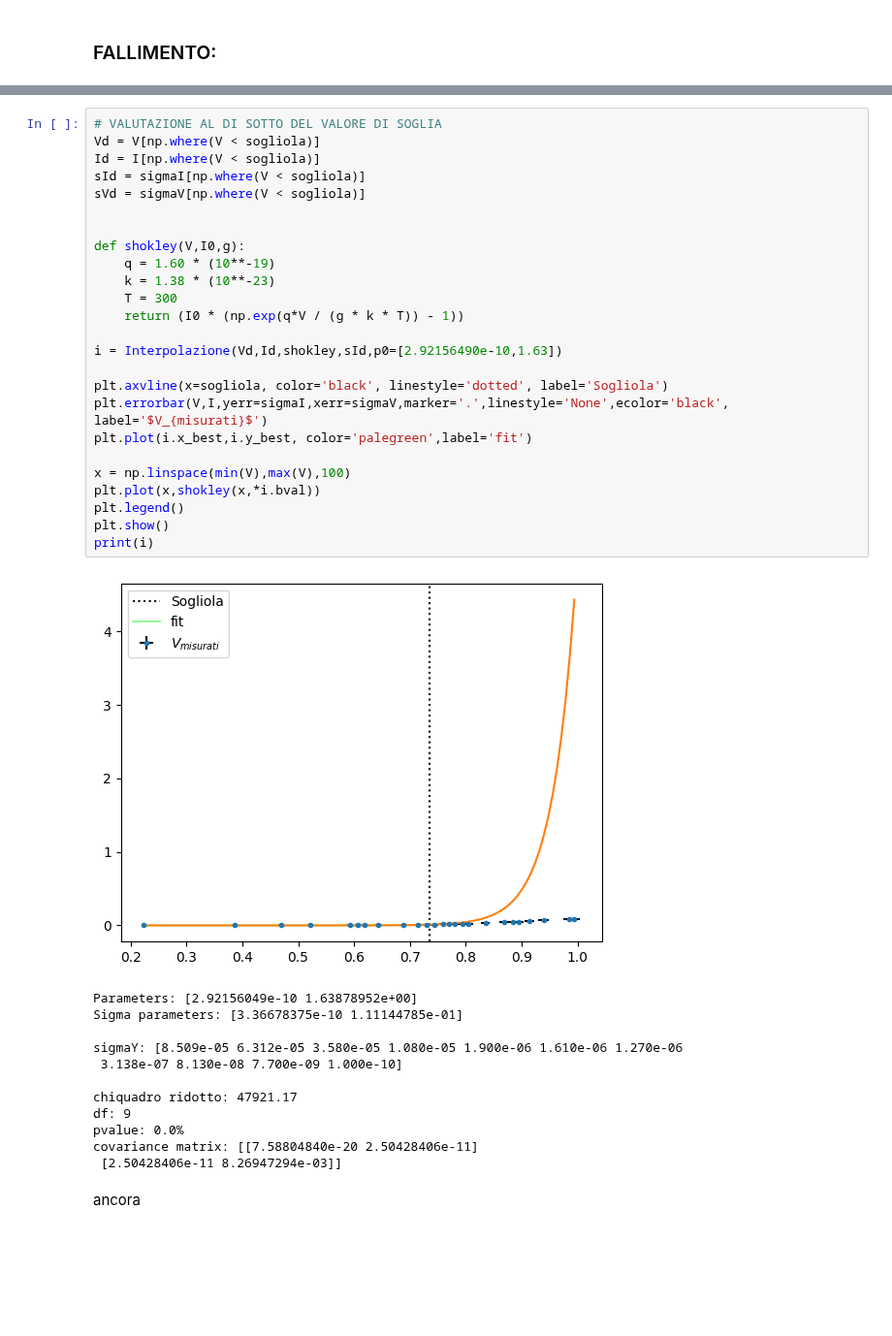
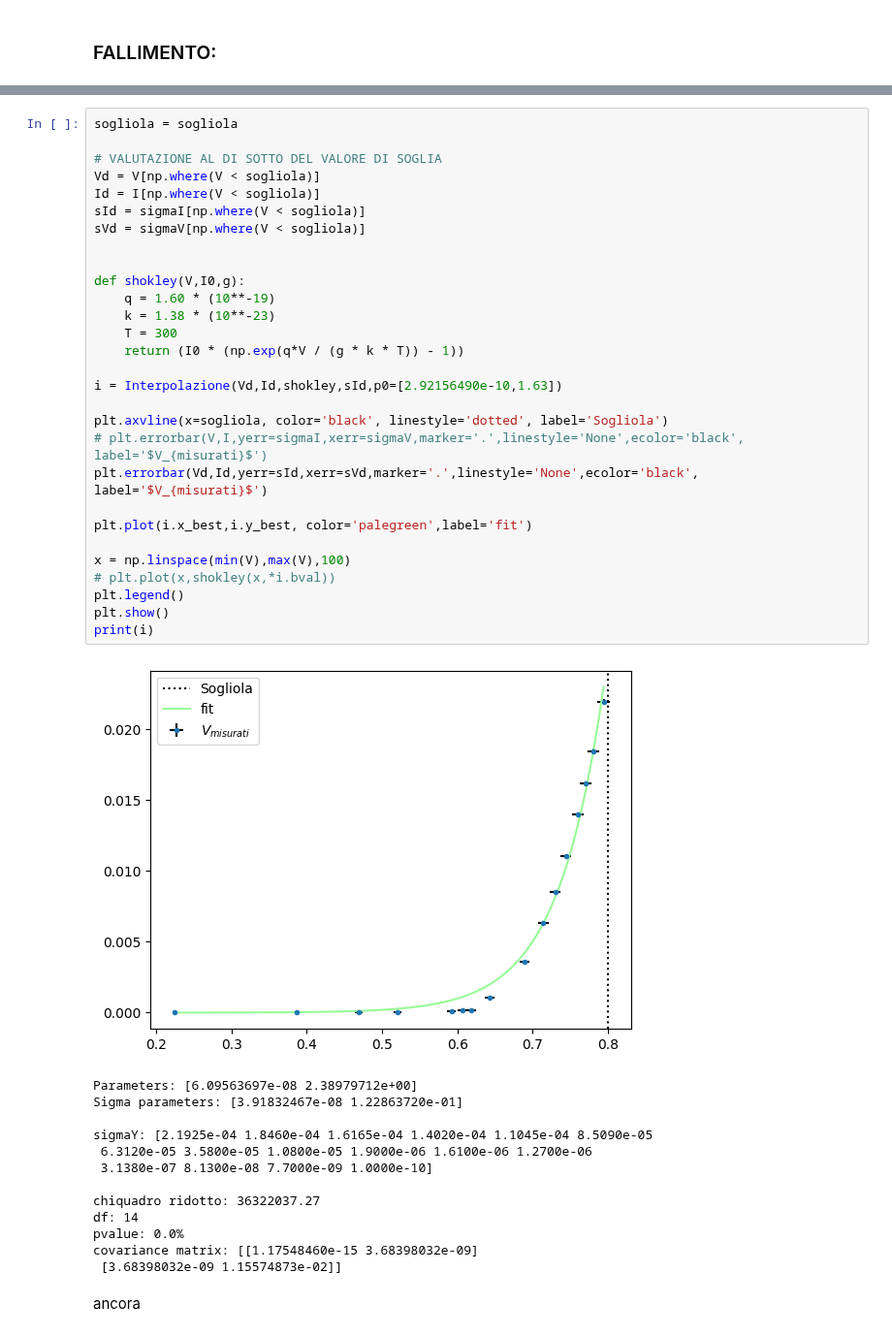
Before and after one commit to CarminatiGiovanni/LaboratorioFisica2, a Jupyter notebook: 20240307circuiti1/diodo.ipynb, the cells around one changed output, grey strips where cells are left out. Shown at 97% size. Saved outputs shown, nothing was run; the diff lists cells and outputs as text; blank space fills up the shorter version.

```diff
--- a/20240307circuiti1/diodo.ipynb
+++ b/20240307circuiti1/diodo.ipynb
@@ -131,43 +131,48 @@ pvalue: 0.0%
 covariance matrix: [[6.66730756e-10 7.95929042e-06]
  [7.95929042e-06 9.55754853e-02]]
 # %%
+sogliola = sogliola
+
 # VALUTAZIONE AL DI SOTTO DEL VALORE DI SOGLIA
 Vd = V[np.where(V < sogliola)]
 Id = I[np.where(V < sogliola)]
 sId = sigmaI[np.where(V < sogliola)]
 sVd = sigmaV[np.where(V < sogliola)]
 
 
 def shokley(V,I0,g):
     q = 1.60 * (10**-19)
     k = 1.38 * (10**-23)
     T = 300
     return (I0 * (np.exp(q*V / (g * k * T)) - 1))
 
 i = Interpolazione(Vd,Id,shokley,sId,p0=[2.92156490e-10,1.63])
 
 plt.axvline(x=sogliola, color='black', linestyle='dotted', label='Sogliola')
-plt.errorbar(V,I,yerr=sigmaI,xerr=sigmaV,marker='.',linestyle='None',ecolor='black', label='$V_{misurati}$')
+# plt.errorbar(V,I,yerr=sigmaI,xerr=sigmaV,marker='.',linestyle='None',ecolor='black', label='$V_{misurati}$')
+plt.errorbar(Vd,Id,yerr=sId,xerr=sVd,marker='.',linestyle='None',ecolor='black', label='$V_{misurati}$')
+
 plt.plot(i.x_best,i.y_best, color='palegreen',label='fit')
 
 x = np.linspace(min(V),max(V),100)
-plt.plot(x,shokley(x,*i.bval))
+# plt.plot(x,shokley(x,*i.bval))
 plt.legend()
 plt.show()
 print(i)
 # %% [output]
-[figure, old version]
+[figure, new version]
-Parameters: [2.92156049e-10 1.63878952e+00]
-Sigma parameters: [3.36678375e-10 1.11144785e-01]
+Parameters: [6.09563697e-08 2.38979712e+00]
+Sigma parameters: [3.91832467e-08 1.22863720e-01]
 
-sigmaY: [8.509e-05 6.312e-05 3.580e-05 1.080e-05 1.900e-06 1.610e-06 1.270e-06
- 3.138e-07 8.130e-08 7.700e-09 1.000e-10]
+sigmaY: [2.1925e-04 1.8460e-04 1.6165e-04 1.4020e-04 1.1045e-04 8.5090e-05
+ 6.3120e-05 3.5800e-05 1.0800e-05 1.9000e-06 1.6100e-06 1.2700e-06
+ 3.1380e-07 8.1300e-08 7.7000e-09 1.0000e-10]
 
-chiquadro ridotto: 47921.17
-df: 9
+chiquadro ridotto: 36322037.27
+df: 14
 pvalue: 0.0%
-covariance matrix: [[7.58804840e-20 2.50428406e-11]
- [2.50428406e-11 8.26947294e-03]]
+covariance matrix: [[1.17548460e-15 3.68398032e-09]
+ [3.68398032e-09 1.15574873e-02]]
 # %% [markdown]
 ancora
 # %%
```
Also changed, not shown: parts of 1 cell of this notebook.
